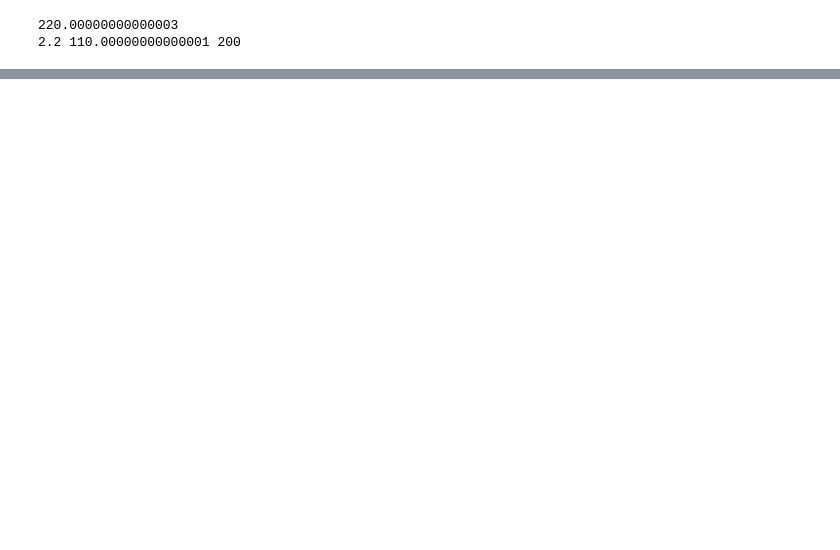
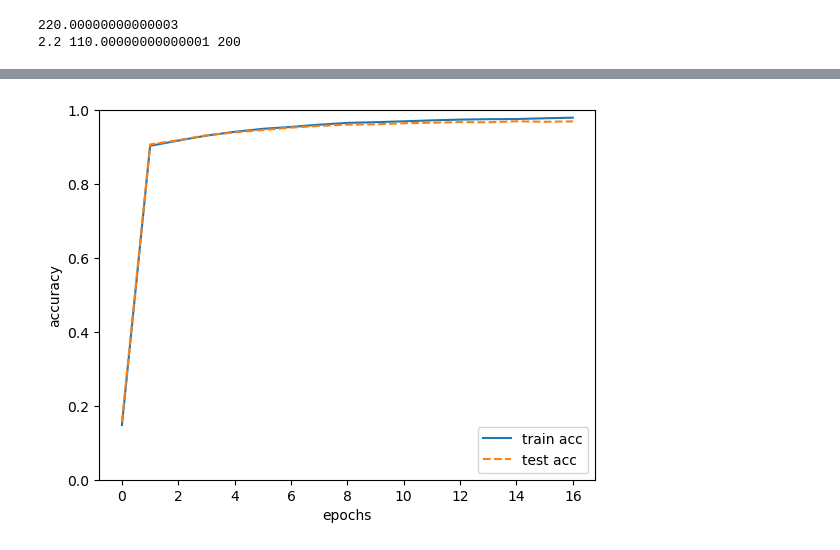
Before and after one commit to fumiaki05/deep-learning-from-scratch, a Jupyter notebook: ch05/ch05.ipynb, the cells around one changed output, grey strips where cells are left out. Cells and saved outputs as stored; diff of their text form; code cells hidden in the pictures; blank space fills up the shorter version.

```diff
--- a/ch05/ch05.ipynb
+++ b/ch05/ch05.ipynb
@@ -118,0 +482,24 @@ print("[d(apple num)]", dapple_num, "[d(apple)]", dapple, "[d(orange)]", dorange
+# %%
+# 5.7.3　gradient check for backpropagation error
+import sys, os
+sys.path.append(os.pardir)
+import numpy as np
+from dataset.mnist import load_mnist
+from two_layer_net import TwoLayerNet
+
+
+(x_train, t_train), (x_test, t_test) = \
+    load_mnist(normalize=True, one_hot_label=True)
+
+network = TwoLayerNet(input_size=784, hidden_size=50, output_size=10)
+
+x_batch = x_train[:3]
+t_batch = t_train[:3]
+
+grad_numerical = network.numerical_gradient(x_batch, t_batch)
+grad_backprop = network.gradient(x_batch, t_batch)
+
+# 各重みの絶対誤差の平均を求める
+for key in grad_numerical.keys():
+    diff = np.average( np.abs(grad_backprop[key] - grad_numerical[key]) )
+    print(key + ":" + str(diff))
@@ -118,0 +591,15 @@ print("[d(apple num)]", dapple_num, "[d(apple)]", dapple, "[d(orange)]", dorange
+# %%
+# show graph of loss and accuracy
+import matplotlib.pyplot as plt
+
+markers = {'train': 'o', 'test': 's'}
+x = np.arange(len(train_acc_list))
+plt.plot(x, train_acc_list, label='train acc')
+plt.plot(x, test_acc_list, label='test acc', linestyle='--')
+plt.xlabel("epochs")
+plt.ylabel("accuracy")
+plt.ylim(0, 1.0)
+plt.legend(loc='lower right')
+plt.show()
+# %% [output]
+[figure, added]
```
Also changed, not shown: parts of 20 cells of this notebook, 5 other files.
